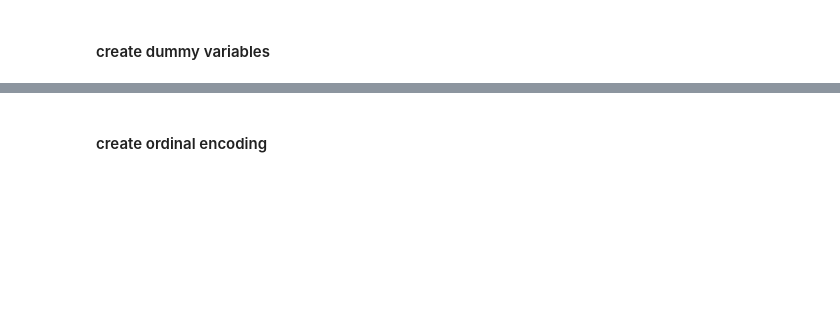
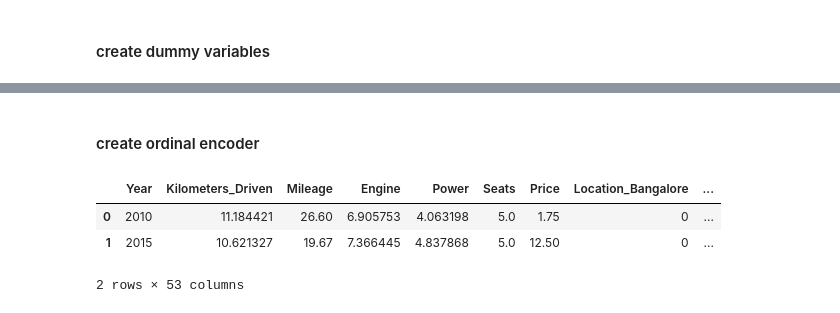
Before and after one commit to liangym2014/Data-science-and-machine-learning, a Jupyter notebook: 2.Cars4U_Project_Solution_Yanming.ipynb, the cells around one changed output, grey strips where cells are left out. Saved outputs shown, nothing was run; the diff lists cells and outputs as text; code cells hidden in the pictures; blank space fills up the shorter version.

```diff
--- a/2.Cars4U_Project_Solution_Yanming.ipynb
+++ b/2.Cars4U_Project_Solution_Yanming.ipynb
@@ -765,2 +763,14 @@ df = phase8.copy() # one hot encoding completed. delete !!!!!!!!!!!!!!!!!!!!!!!!
 # %% [markdown]
-#### create ordinal encoding
+#### create ordinal encoder
+# %%
+# ordinal encoding for Owner_Type
+df_temp = pd.DataFrame(OrdinalEncoder(categories = [['First', 'Second', 'Third', 'Fourth & Above']]).fit_transform(df[['Owner_Type']]),
+                                                                                                             columns = ['Owner_Type_encoding'])
+df = pd.concat([df, df_temp.copy()], axis = 1)
+df.drop('Owner_Type', axis = 1, inplace = True)
+df.head(2)
+# %% [output]
+|  | Year | Kilometers_Driven | Mileage | Engine | Power | Seats | Price | Location_Bangalore | ... |
+| 0 | 2010 | 11.184421 | 26.60 | 6.905753 | 4.063198 | 5.0 | 1.75 | 0 | ... |
+| 1 | 2015 | 10.621327 | 19.67 | 7.366445 | 4.837868 | 5.0 | 12.50 | 0 | ... |
+2 rows × 53 columns
```
Also changed, not shown: parts of 39 cells of this notebook.
